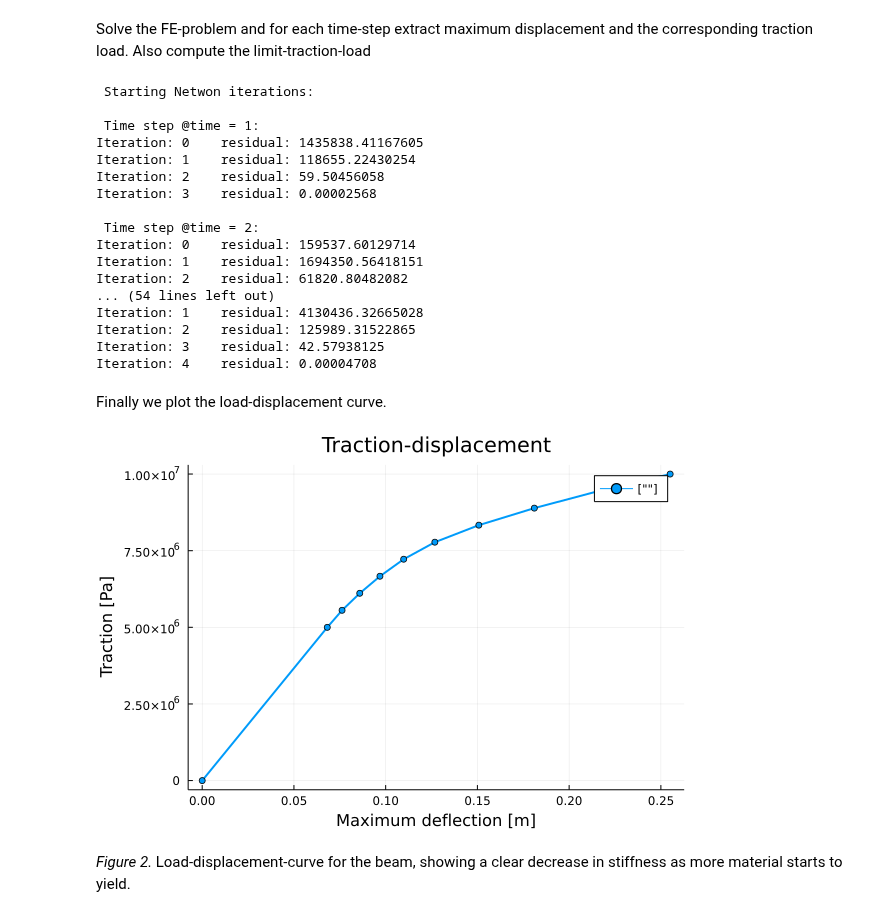
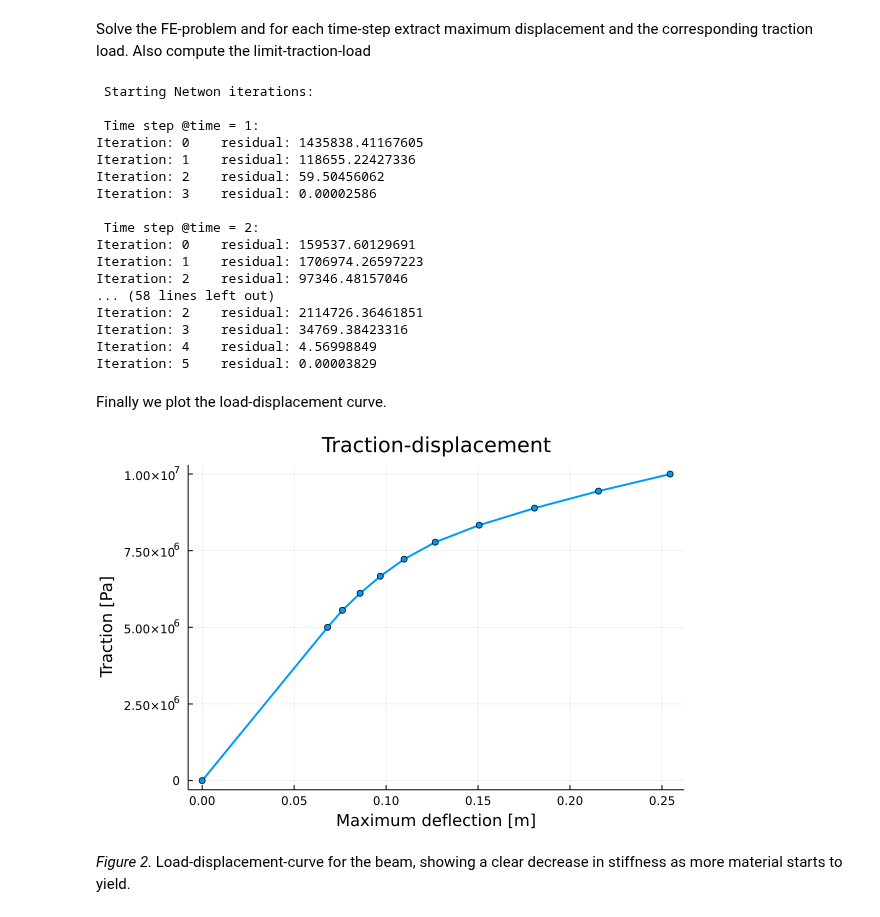
Before and after one commit to vinhtu95/Ferrite.jl, a Jupyter notebook: previews/PR377/examples/plasticity.ipynb, the cells around one changed output. Drawn from its saved outputs; the diff is of its cells as text; code cells hidden in the pictures.

```diff
--- a/previews/PR377/examples/plasticity.ipynb
+++ b/previews/PR377/examples/plasticity.ipynb
@@ -333,8 +333,8 @@ function solve()
             u -= Δu
         end
 
-        # Update all the material states after we have reached equilibrium
-        states .= states_old
+        # Update the old states with the converged values for next timestep
+        states_old .= states
 
         u_max[timestep] = max(abs.(u)...) # maximum displacement in current timestep
     end
@@ -373,35 +373,35 @@ u_max, traction_magnitude = solve();
 
  Time step @time = 1:
 Iteration: 0    residual: 1435838.41167605
-Iteration: 1    residual: 118655.22430254
-Iteration: 2    residual: 59.50456058
-Iteration: 3    residual: 0.00002568
+Iteration: 1    residual: 118655.22427336
+Iteration: 2    residual: 59.50456062
+Iteration: 3    residual: 0.00002586
 
  Time step @time = 2:
-Iteration: 0    residual: 159537.60129714
-Iteration: 1    residual: 1694350.56418151
-Iteration: 2    residual: 61820.80482082
-... (54 lines left out)
-Iteration: 1    residual: 4130436.32665028
-Iteration: 2    residual: 125989.31522865
-Iteration: 3    residual: 42.57938125
-Iteration: 4    residual: 0.00004708
+Iteration: 0    residual: 159537.60129691
+Iteration: 1    residual: 1706974.26597223
+Iteration: 2    residual: 97346.48157046
+... (58 lines left out)
+Iteration: 2    residual: 2114726.36461851
+Iteration: 3    residual: 34769.38423316
+Iteration: 4    residual: 4.56998849
+Iteration: 5    residual: 0.00003829
 # %% [markdown]
 Finally we plot the load-displacement curve.
 # %%
 using Plots
 plot(
     vcat(0.0, u_max),                # add the origin as a point
     vcat(0.0, traction_magnitude),
     linewidth=2,
     title="Traction-displacement",
-    label=[""],
+    label=nothing,
     markershape=:auto
     )
 ylabel!("Traction [Pa]")
 xlabel!("Maximum deflection [m]")
 # %% [output]
-[figure, old version]
+[figure, new version]
 # %% [markdown]
 *Figure 2.* Load-displacement-curve for the beam, showing a clear decrease
 in stiffness as more material starts to yield.
```
Also changed, not shown: 38 other files.
